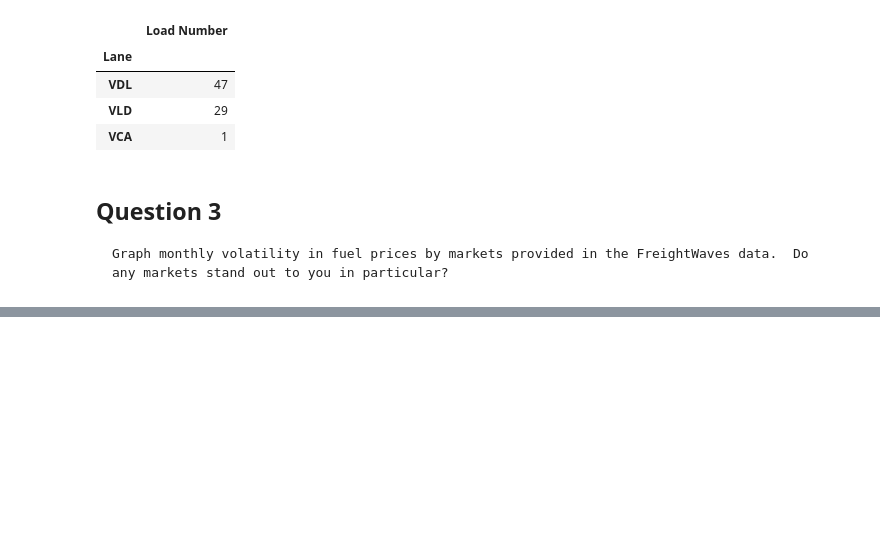
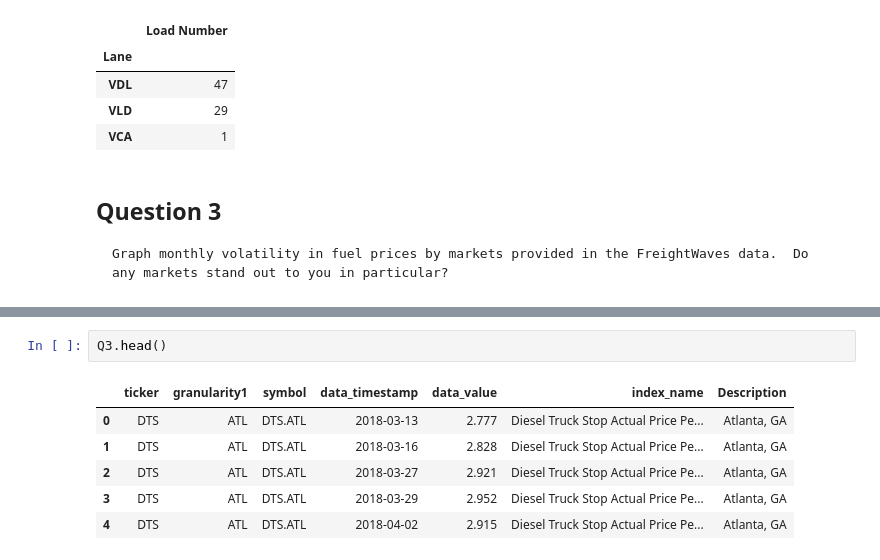
Before and after one commit to cmarshall1999/Loyola-Supply-Chain-Competition, a Jupyter notebook: Loyola-Supply-Chain-Analysis.ipynb, the cells around one changed output, grey strips where cells are left out. Cells and saved outputs as stored; diff of their text form; blank space fills up the shorter version.

```diff
--- a/Loyola-Supply-Chain-Analysis.ipynb
+++ b/Loyola-Supply-Chain-Analysis.ipynb
@@ -322,0 +375,9 @@ FreightWaves
+# %%
+Q3.head()
+# %% [output]
+|  | ticker | granularity1 | symbol | data_timestamp | data_value | index_name | Description |
+| 0 | DTS | ATL | DTS.ATL | 2018-03-13 | 2.777 | Diesel Truck Stop Actual Price Pe... | Atlanta, GA |
+| 1 | DTS | ATL | DTS.ATL | 2018-03-16 | 2.828 | Diesel Truck Stop Actual Price Pe... | Atlanta, GA |
+| 2 | DTS | ATL | DTS.ATL | 2018-03-27 | 2.921 | Diesel Truck Stop Actual Price Pe... | Atlanta, GA |
+| 3 | DTS | ATL | DTS.ATL | 2018-03-29 | 2.952 | Diesel Truck Stop Actual Price Pe... | Atlanta, GA |
+| 4 | DTS | ATL | DTS.ATL | 2018-04-02 | 2.915 | Diesel Truck Stop Actual Price Pe... | Atlanta, GA |
```
Also changed, not shown: parts of 25 cells of this notebook, 2 other files.
